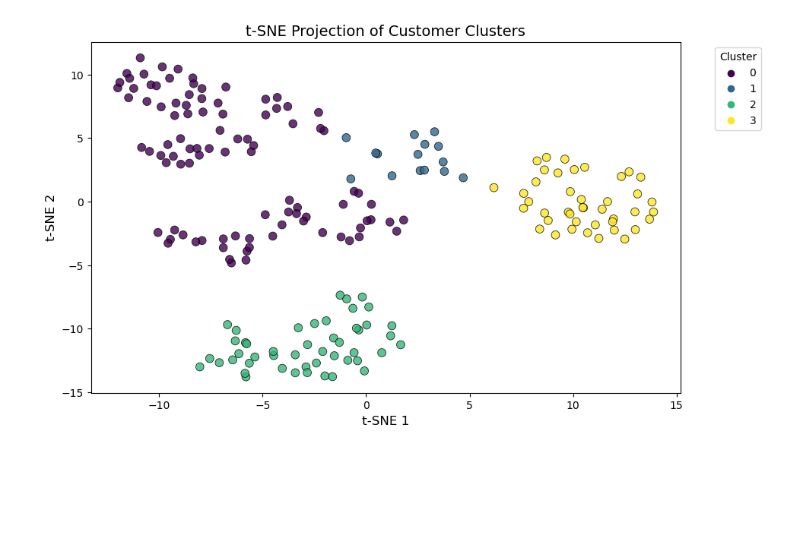
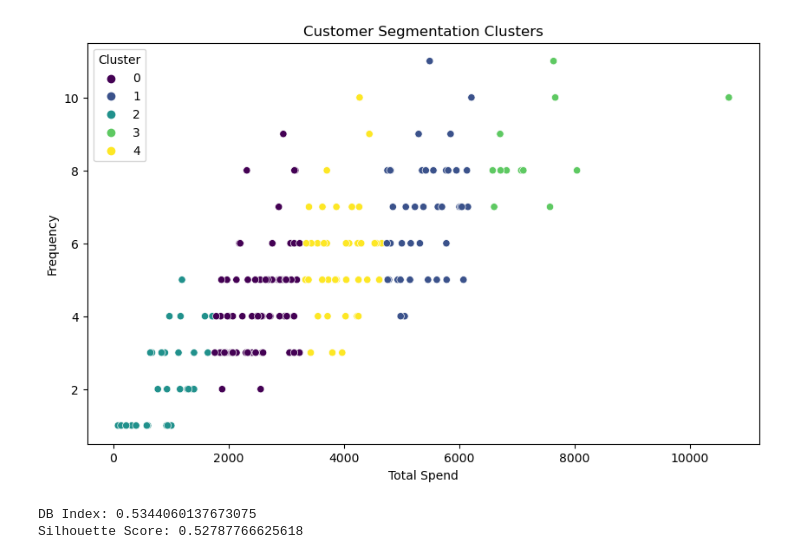
Before and after one commit to Sivasankar0312/assesmentintern, a Jupyter notebook: Sivasankar_S_Clustering.ipynb, the cells around one changed output. Drawn from its saved outputs; the diff is of its cells as text; code cells hidden in the pictures; blank space fills up the shorter version.

```diff
--- a/Sivasankar_S_Clustering.ipynb
+++ b/Sivasankar_S_Clustering.ipynb
@@ -147,0 +21,4 @@ Silhouette Score: 0.299
+# %%
+customer_summary.rename(columns={'TotalValue': 'TotalSpend', 'TransactionID': 'Frequency'}, inplace=True)
+# %%
+X = customer_summary[['TotalSpend', 'Frequency', 'Recency']]
@@ -147,0 +34,8 @@ Silhouette Score: 0.299
+# %%
+inertia = []
+silhouette_scores = []
+for n_clusters in range(2, 11):
+    kmeans = KMeans(n_clusters=n_clusters, random_state=42)
+    kmeans.fit(X)
+    inertia.append(kmeans.inertia_)
+    silhouette_scores.append(silhouette_score(X, kmeans.labels_))
@@ -147,0 +51,4 @@ Silhouette Score: 0.299
+# %%
+optimal_clusters = 5
+kmeans = KMeans(n_clusters=optimal_clusters, random_state=42)
+customer_summary['Cluster'] = kmeans.fit_predict(X)
@@ -148,11 +57,14 @@ Silhouette Score: 0.299
 # %%
-plt.figure(figsize=(10,6))
-sns.scatterplot(x=tsne_data[:,0], y=tsne_data[:,1], hue=clusters,
-                palette='viridis', s=60, edgecolor='k', alpha=0.8)
-plt.title('t-SNE Projection of Customer Clusters', fontsize=14)
-plt.xlabel('t-SNE 1', fontsize=12)
-plt.ylabel('t-SNE 2', fontsize=12)
-plt.legend(title='Cluster', bbox_to_anchor=(1.05, 1), loc='upper left')
+plt.figure(figsize=(10, 6))
+sns.scatterplot(data=customer_summary, x='TotalSpend', y='Frequency', hue='Cluster', palette='viridis')
+plt.title('Customer Segmentation Clusters')
+plt.xlabel('Total Spend')
+plt.ylabel('Frequency')
+plt.legend(title='Cluster')
 plt.show()
+print(f'DB Index: {db_index}')
+print(f'Silhouette Score: {silhouette_score(X, customer_summary["Cluster"])}')
 # %% [output]
-[figure, old version]
+[figure, new version]
+DB Index: 0.5344060137673075
+Silhouette Score: 0.52787766625618
```
Also changed, not shown: parts of 24 cells of this notebook, 1 other file.
